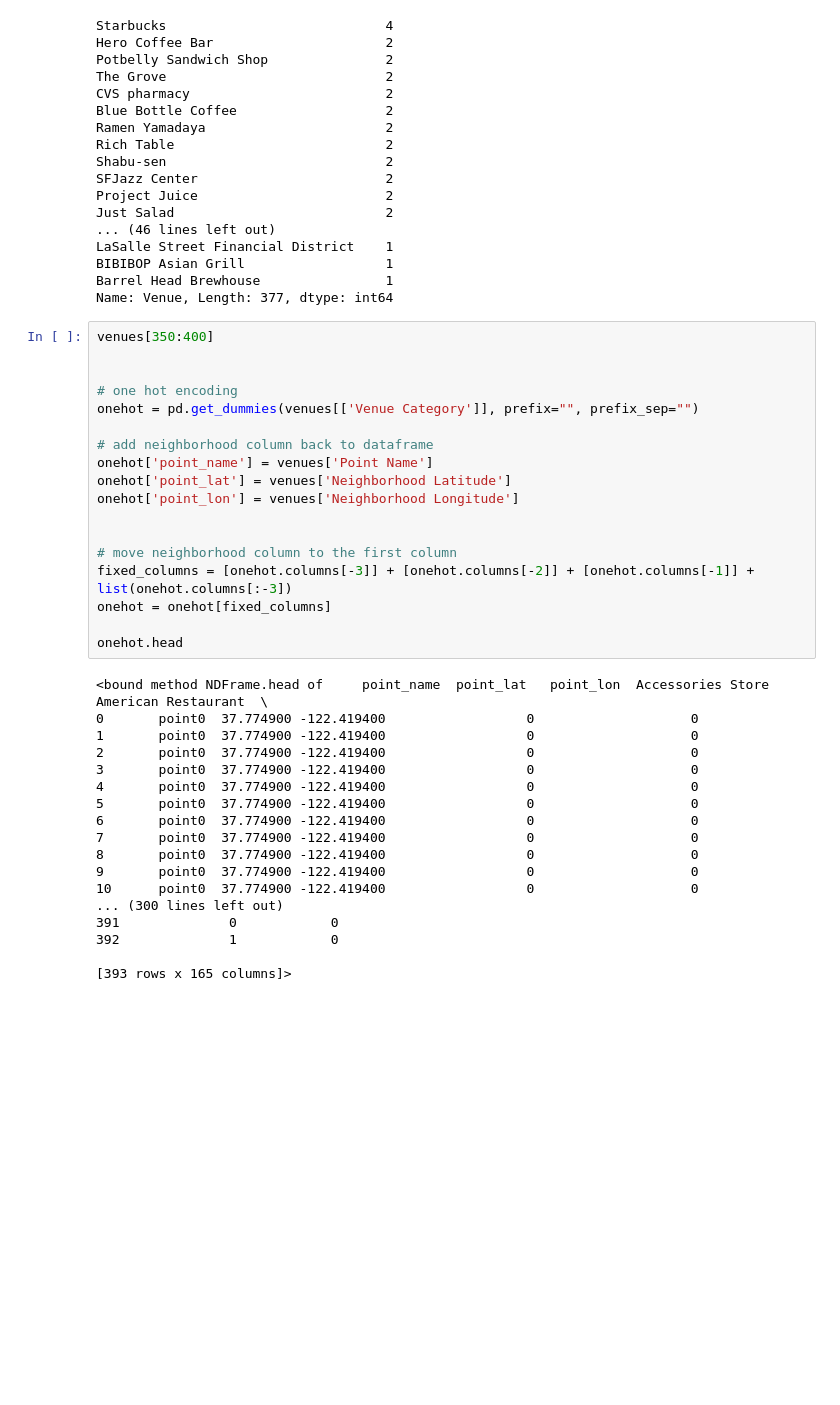
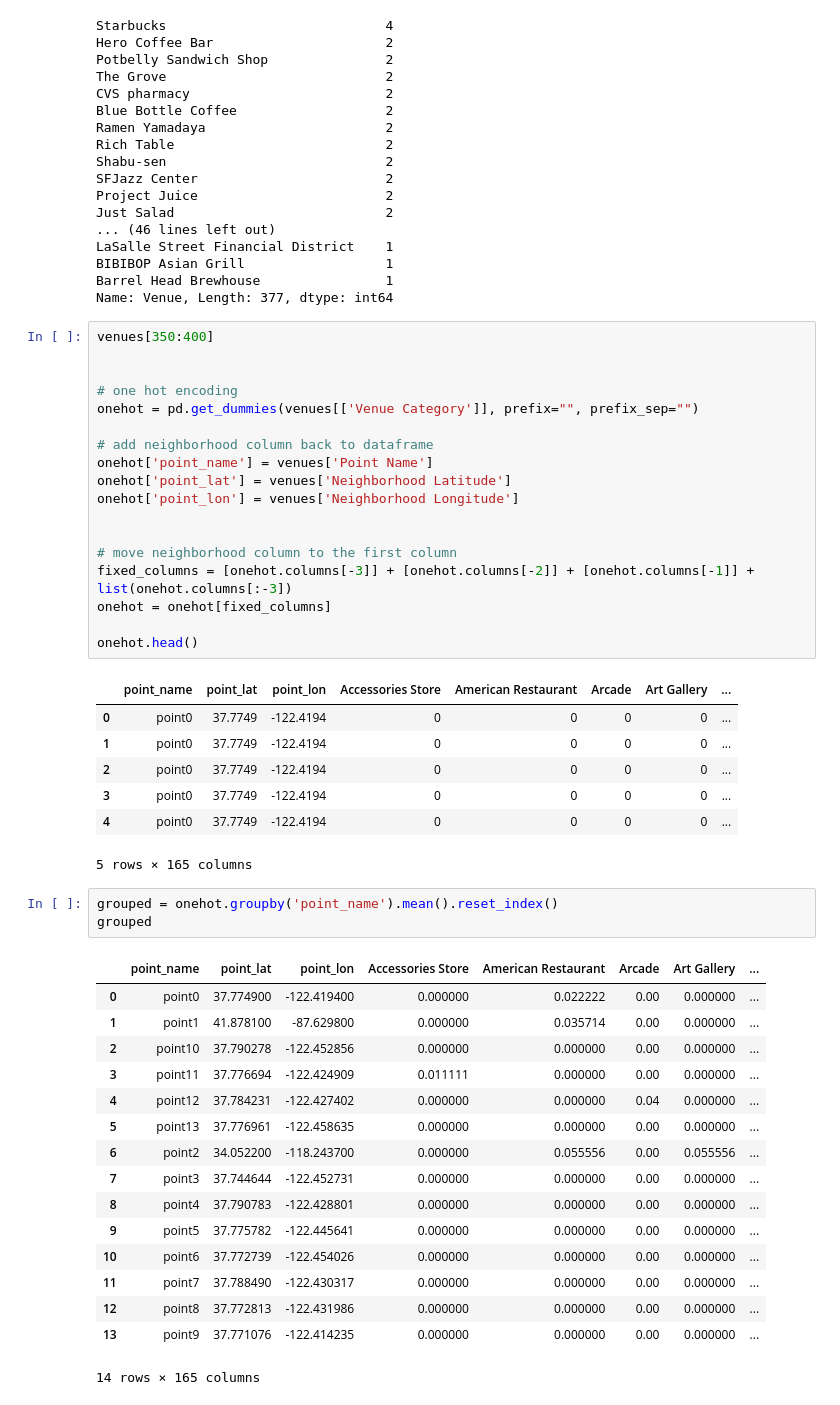
Before and after one commit to Brian-Lee/Coursera_Capstone, a Jupyter notebook: test.ipynb, the cells around one changed output. Cells and saved outputs as stored; diff of their text form; blank space fills up the shorter version.

Commit message:
grouped

```diff
--- a/test.ipynb
+++ b/test.ipynb
@@ -241,22 +241,32 @@ onehot['point_lon'] = venues['Neighborhood Longitude']
 fixed_columns = [onehot.columns[-3]] + [onehot.columns[-2]] + [onehot.columns[-1]] + list(onehot.columns[:-3])
 onehot = onehot[fixed_columns]
 
-onehot.head
+onehot.head()
 # %% [output]
+|  | point_name | point_lat | point_lon | Accessories Store | American Restaurant | Arcade | Art Gallery | ... |
+| 0 | point0 | 37.7749 | -122.4194 | 0 | 0 | 0 | 0 | ... |
+| 1 | point0 | 37.7749 | -122.4194 | 0 | 0 | 0 | 0 | ... |
+| 2 | point0 | 37.7749 | -122.4194 | 0 | 0 | 0 | 0 | ... |
+| 3 | point0 | 37.7749 | -122.4194 | 0 | 0 | 0 | 0 | ... |
+| 4 | point0 | 37.7749 | -122.4194 | 0 | 0 | 0 | 0 | ... |
-<bound method NDFrame.head of     point_name  point_lat   point_lon  Accessories Store  American Restaurant  \
-0       point0  37.774900 -122.419400                  0                    0
-1       point0  37.774900 -122.419400                  0                    0
-2       point0  37.774900 -122.419400                  0                    0
-3       point0  37.774900 -122.419400                  0                    0
-4       point0  37.774900 -122.419400                  0                    0
-5       point0  37.774900 -122.419400                  0                    0
-6       point0  37.774900 -122.419400                  0                    0
-7       point0  37.774900 -122.419400                  0                    0
-8       point0  37.774900 -122.419400                  0                    0
-9       point0  37.774900 -122.419400                  0                    0
-10      point0  37.774900 -122.419400                  0                    0
-... (300 lines left out)
-391              0            0
-392              1            0
-
-[393 rows x 165 columns]>
+5 rows × 165 columns
+# %%
+grouped = onehot.groupby('point_name').mean().reset_index()
+grouped
+# %% [output]
+|  | point_name | point_lat | point_lon | Accessories Store | American Restaurant | Arcade | Art Gallery | ... |
+| 0 | point0 | 37.774900 | -122.419400 | 0.000000 | 0.022222 | 0.00 | 0.000000 | ... |
+| 1 | point1 | 41.878100 | -87.629800 | 0.000000 | 0.035714 | 0.00 | 0.000000 | ... |
+| 2 | point10 | 37.790278 | -122.452856 | 0.000000 | 0.000000 | 0.00 | 0.000000 | ... |
+| 3 | point11 | 37.776694 | -122.424909 | 0.011111 | 0.000000 | 0.00 | 0.000000 | ... |
+| 4 | point12 | 37.784231 | -122.427402 | 0.000000 | 0.000000 | 0.04 | 0.000000 | ... |
+| 5 | point13 | 37.776961 | -122.458635 | 0.000000 | 0.000000 | 0.00 | 0.000000 | ... |
+| 6 | point2 | 34.052200 | -118.243700 | 0.000000 | 0.055556 | 0.00 | 0.055556 | ... |
+| 7 | point3 | 37.744644 | -122.452731 | 0.000000 | 0.000000 | 0.00 | 0.000000 | ... |
+| 8 | point4 | 37.790783 | -122.428801 | 0.000000 | 0.000000 | 0.00 | 0.000000 | ... |
+| 9 | point5 | 37.775782 | -122.445641 | 0.000000 | 0.000000 | 0.00 | 0.000000 | ... |
+| 10 | point6 | 37.772739 | -122.454026 | 0.000000 | 0.000000 | 0.00 | 0.000000 | ... |
+| 11 | point7 | 37.788490 | -122.430317 | 0.000000 | 0.000000 | 0.00 | 0.000000 | ... |
+| 12 | point8 | 37.772813 | -122.431986 | 0.000000 | 0.000000 | 0.00 | 0.000000 | ... |
+| 13 | point9 | 37.771076 | -122.414235 | 0.000000 | 0.000000 | 0.00 | 0.000000 | ... |
+14 rows × 165 columns
```
Also changed, not shown: parts of 1 cell of this notebook.
